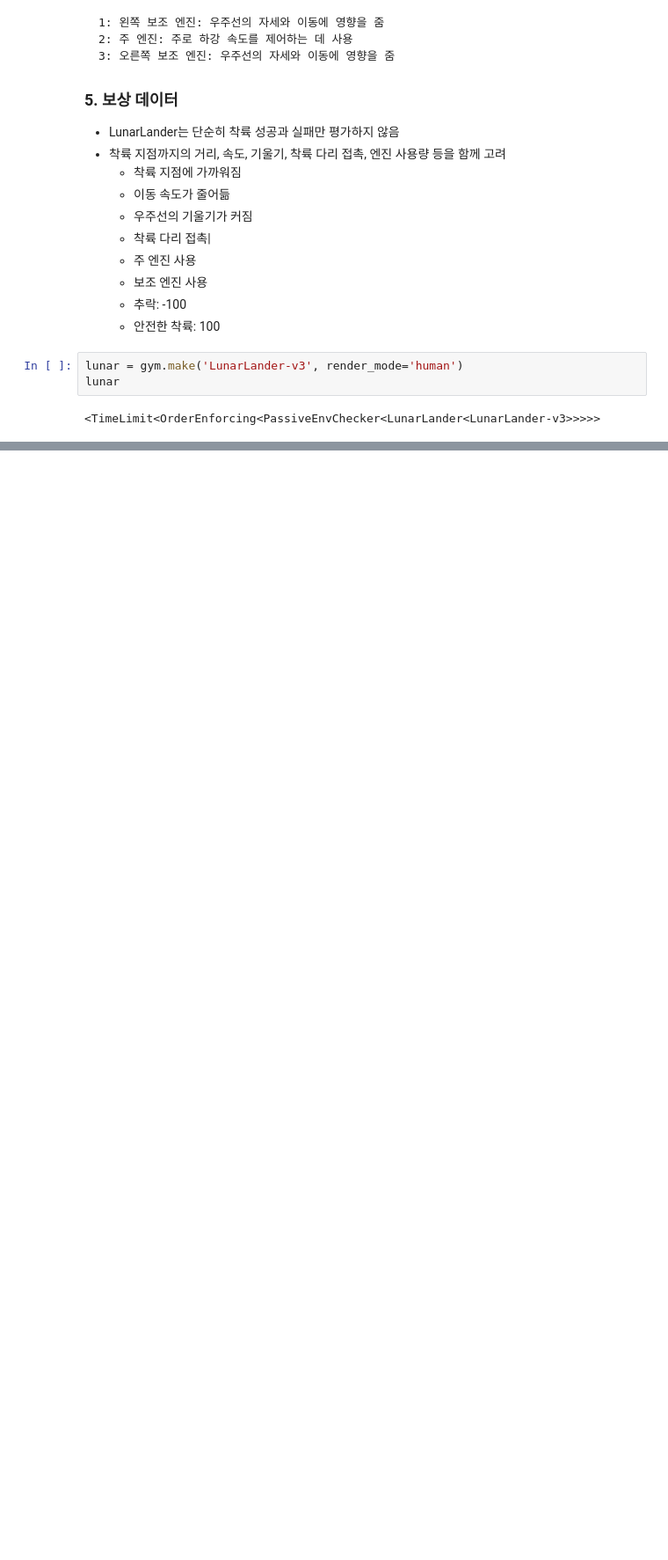
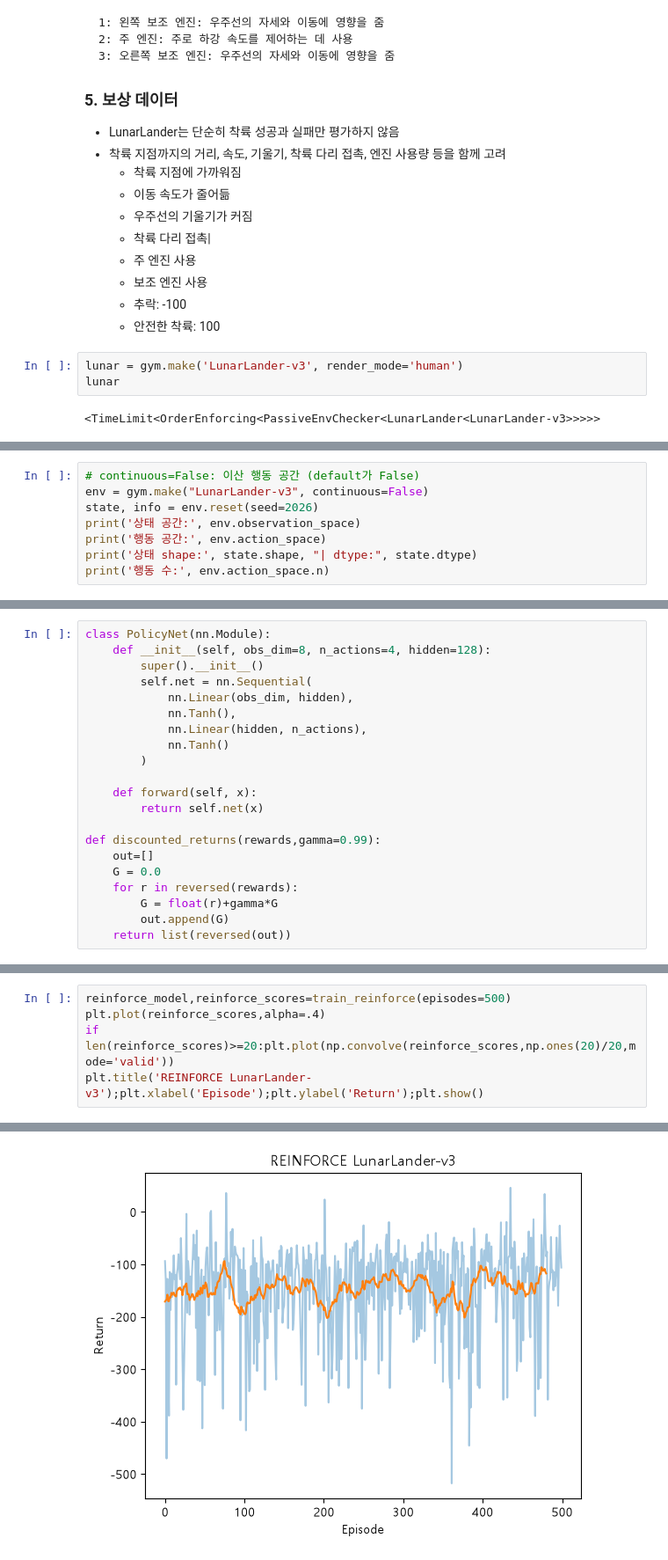
Before and after one commit to Shim-HyoungJoon/KDT, a Jupyter notebook: 13_멀티모달/4_딥강화학습.ipynb, the cells around one changed output, grey strips where cells are left out. Shown at 88% size. Saved outputs shown, nothing was run; the diff lists cells and outputs as text; blank space fills up the shorter version.

```diff
--- a/13_멀티모달/4_딥강화학습.ipynb
+++ b/13_멀티모달/4_딥강화학습.ipynb
@@ -1171,0 +1131,8 @@ Episode 1000 | Total Reward:   -18.20 | Loss: 27.0997
+# %%
+# continuous=False: 이산 행동 공간 (default가 False)
+env = gym.make("LunarLander-v3", continuous=False)
+state, info = env.reset(seed=2026)
+print('상태 공간:', env.observation_space)
+print('행동 공간:', env.action_space)
+print('상태 shape:', state.shape, "| dtype:", state.dtype)
+print('행동 수:', env.action_space.n)
@@ -1171,0 +1509,21 @@ Episode 1000 | Total Reward:   -18.20 | Loss: 27.0997
+# %%
+class PolicyNet(nn.Module):
+    def __init__(self, obs_dim=8, n_actions=4, hidden=128):
+        super().__init__()
+        self.net = nn.Sequential(
+            nn.Linear(obs_dim, hidden),
+            nn.Tanh(),
+            nn.Linear(hidden, n_actions),
+            nn.Tanh()
+        )
+
+    def forward(self, x):
+        return self.net(x)
+
+def discounted_returns(rewards,gamma=0.99):
+    out=[]
+    G = 0.0
+    for r in reversed(rewards):
+        G = float(r)+gamma*G
+        out.append(G)
+    return list(reversed(out))
@@ -1171,0 +1571,6 @@ Episode 1000 | Total Reward:   -18.20 | Loss: 27.0997
+# %%
+reinforce_model,reinforce_scores=train_reinforce(episodes=500)
+plt.plot(reinforce_scores,alpha=.4)
+if len(reinforce_scores)>=20:plt.plot(np.convolve(reinforce_scores,np.ones(20)/20,mode='valid'))
+plt.title('REINFORCE LunarLander-v3');plt.xlabel('Episode');plt.ylabel('Return');plt.show()
+# %% [output]
@@ -1171,0 +1587 @@ Episode 1000 | Total Reward:   -18.20 | Loss: 27.0997
+[figure, added]
```
Also changed, not shown: parts of 43 cells of this notebook.
